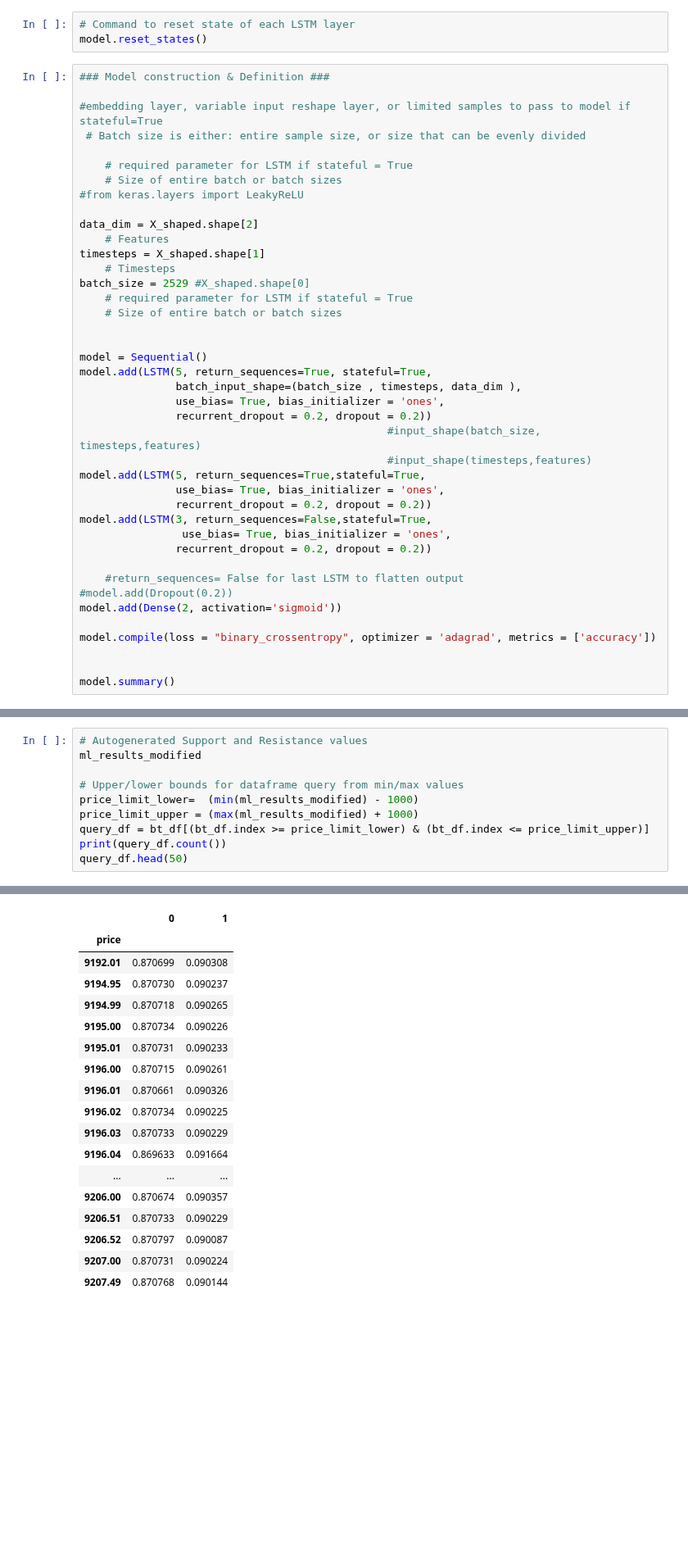
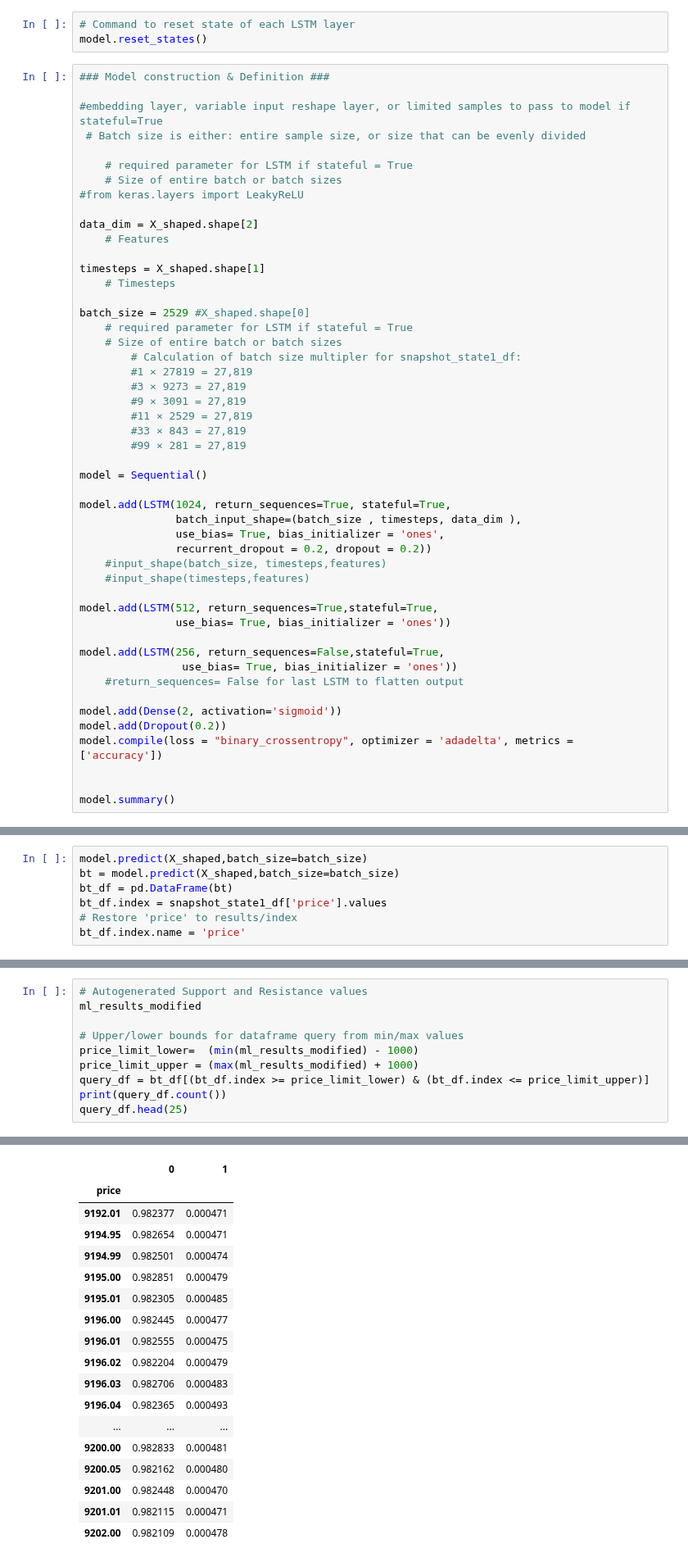
Before and after one commit to timothyyu/gdax-orderbook-ml, a Jupyter notebook: 8_program_structure_improvement.ipynb, the cells around one changed output, grey strips where cells are left out. Shown at 82% size. Cells and saved outputs as stored; diff of their text form; blank space fills up the shorter version.

```diff
--- a/8_program_structure_improvement.ipynb
+++ b/8_program_structure_improvement.ipynb
@@ -970,32 +978,40 @@ model.reset_states()
 
 data_dim = X_shaped.shape[2]
     # Features
+
 timesteps = X_shaped.shape[1]
     # Timesteps
+
 batch_size = 2529 #X_shaped.shape[0]
     # required parameter for LSTM if stateful = True
     # Size of entire batch or batch sizes
-
+        # Calculation of batch size multipler for snapshot_state1_df:
+        #1 × 27819 = 27,819
+        #3 × 9273 = 27,819
+        #9 × 3091 = 27,819
+        #11 × 2529 = 27,819
+        #33 × 843 = 27,819
+        #99 × 281 = 27,819
 
 model = Sequential()
-model.add(LSTM(5, return_sequences=True, stateful=True,
+
+model.add(LSTM(1024, return_sequences=True, stateful=True,
                batch_input_shape=(batch_size , timesteps, data_dim ),
                use_bias= True, bias_initializer = 'ones',
                recurrent_dropout = 0.2, dropout = 0.2))
-                                                #input_shape(batch_size, timesteps,features)
-                                                #input_shape(timesteps,features)
-model.add(LSTM(5, return_sequences=True,stateful=True,
-               use_bias= True, bias_initializer = 'ones',
-               recurrent_dropout = 0.2, dropout = 0.2))
-model.add(LSTM(3, return_sequences=False,stateful=True,
-                use_bias= True, bias_initializer = 'ones',
-               recurrent_dropout = 0.2, dropout = 0.2))
+    #input_shape(batch_size, timesteps,features)
+    #input_shape(timesteps,features)
 
+model.add(LSTM(512, return_sequences=True,stateful=True,
+               use_bias= True, bias_initializer = 'ones'))
+
+model.add(LSTM(256, return_sequences=False,stateful=True,
+                use_bias= True, bias_initializer = 'ones'))
     #return_sequences= False for last LSTM to flatten output
-#model.add(Dropout(0.2))
+
 model.add(Dense(2, activation='sigmoid'))
-
-model.compile(loss = "binary_crossentropy", optimizer = 'adagrad', metrics = ['accuracy'])
+model.add(Dropout(0.2))
+model.compile(loss = "binary_crossentropy", optimizer = 'adadelta', metrics = ['accuracy'])
 
 
 model.summary()
@@ -1079,3 +1096,10 @@ bt_df.index.name = 'price'
+# %%
+model.predict(X_shaped,batch_size=batch_size)
+bt = model.predict(X_shaped,batch_size=batch_size)
+bt_df = pd.DataFrame(bt)
+bt_df.index = snapshot_state1_df['price'].values
+# Restore 'price' to results/index
+bt_df.index.name = 'price'
 # %%
 bt_df.head(15)
 # %% [output]
@@ -1121,35 +1140,35 @@ bt_df.tail(15)
 # %%
 # Autogenerated Support and Resistance values
 ml_results_modified
 
 # Upper/lower bounds for dataframe query from min/max values
 price_limit_lower=  (min(ml_results_modified) - 1000)
 price_limit_upper = (max(ml_results_modified) + 1000)
 query_df = bt_df[(bt_df.index >= price_limit_lower) & (bt_df.index <= price_limit_upper)]
 print(query_df.count())
-query_df.head(50)
+query_df.head(25)
 # %% [output]
 0    6746
 1    6746
 dtype: int64
 |  | 0 | 1 |
 | price |  |  |
-| 9192.01 | 0.870699 | 0.090308 |
-| 9194.95 | 0.870730 | 0.090237 |
-| 9194.99 | 0.870718 | 0.090265 |
-| 9195.00 | 0.870734 | 0.090226 |
-| 9195.01 | 0.870731 | 0.090233 |
-| 9196.00 | 0.870715 | 0.090261 |
-| 9196.01 | 0.870661 | 0.090326 |
-| 9196.02 | 0.870734 | 0.090225 |
-| 9196.03 | 0.870733 | 0.090229 |
-| 9196.04 | 0.869633 | 0.091664 |
+| 9192.01 | 0.982377 | 0.000471 |
+| 9194.95 | 0.982654 | 0.000471 |
+| 9194.99 | 0.982501 | 0.000474 |
+| 9195.00 | 0.982851 | 0.000479 |
+| 9195.01 | 0.982305 | 0.000485 |
+| 9196.00 | 0.982445 | 0.000477 |
+| 9196.01 | 0.982555 | 0.000475 |
+| 9196.02 | 0.982204 | 0.000479 |
+| 9196.03 | 0.982706 | 0.000483 |
+| 9196.04 | 0.982365 | 0.000493 |
 | ... | ... | ... |
-| 9206.00 | 0.870674 | 0.090357 |
-| 9206.51 | 0.870733 | 0.090229 |
-| 9206.52 | 0.870797 | 0.090087 |
-| 9207.00 | 0.870731 | 0.090224 |
-| 9207.49 | 0.870768 | 0.090144 |
+| 9200.00 | 0.982833 | 0.000481 |
+| 9200.05 | 0.982162 | 0.000480 |
+| 9201.00 | 0.982448 | 0.000470 |
+| 9201.01 | 0.982115 | 0.000471 |
+| 9202.00 | 0.982109 | 0.000478 |
 # %%
 query_df.tail(20)
 # %% [output]
```
Also changed, not shown: parts of 21 cells of this notebook.
